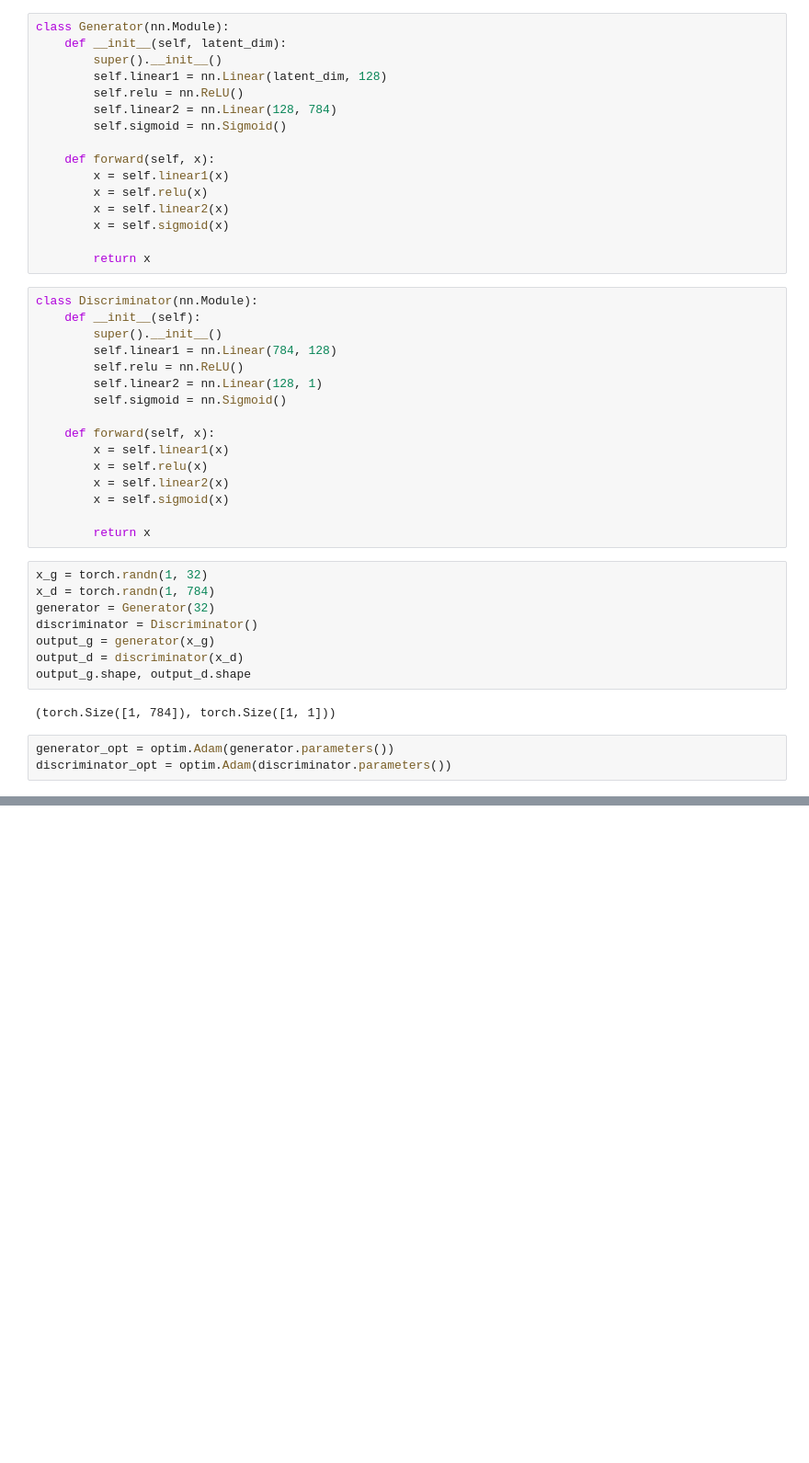
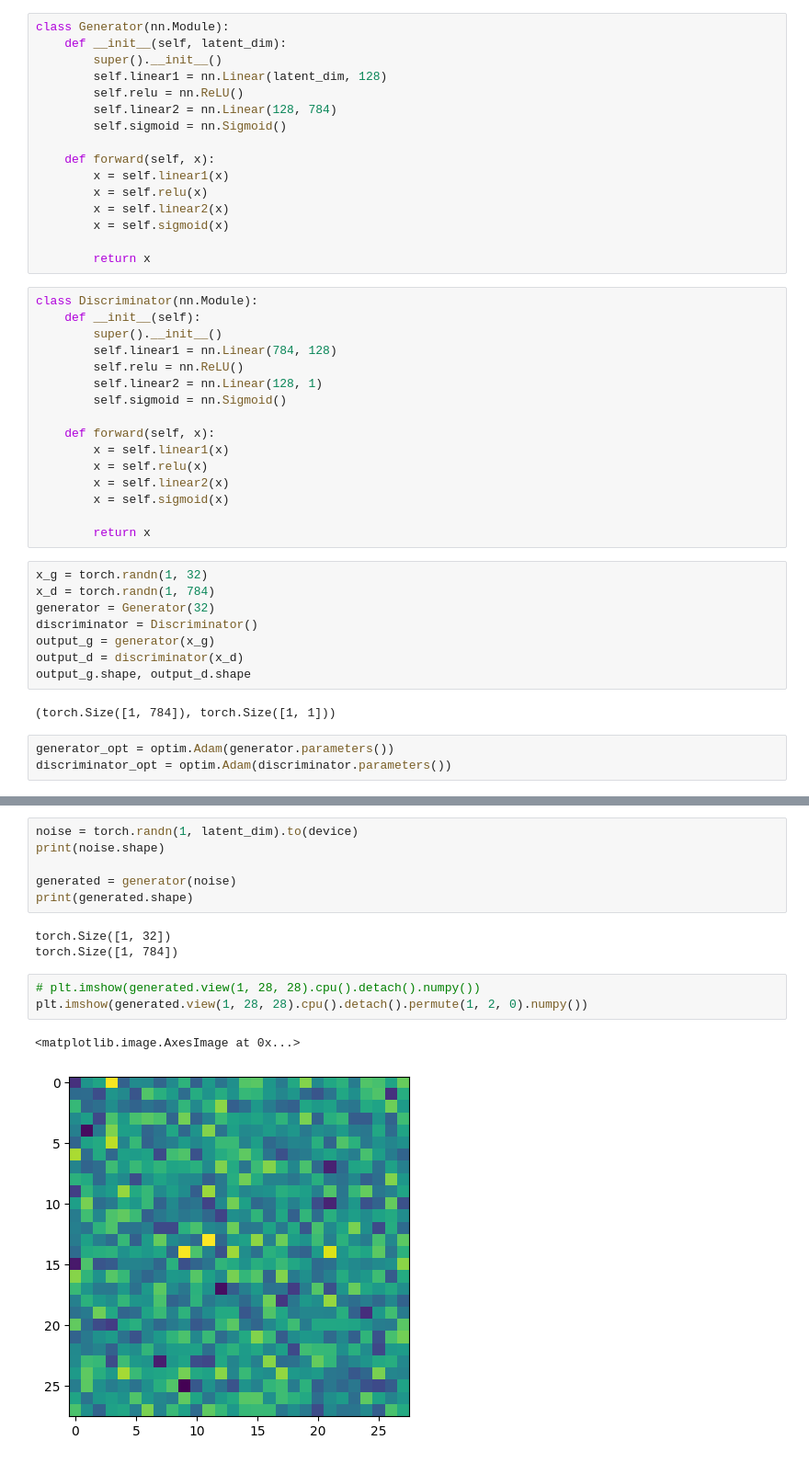
Before and after one commit to MonojitSarkar/GANS_Scratch, a Jupyter notebook: gan-original.ipynb, the cells around one changed output, grey strips where cells are left out. Shown at 92% size. Saved outputs shown, nothing was run; the diff lists cells and outputs as text; blank space fills up the shorter version.

```diff
--- a/gan-original.ipynb
+++ b/gan-original.ipynb
@@ -80,0 +167,15 @@ for epoch in range(epochs):
+# %%
+noise = torch.randn(1, latent_dim).to(device)
+print(noise.shape)
+
+generated = generator(noise)
+print(generated.shape)
+# %% [output]
+torch.Size([1, 32])
+torch.Size([1, 784])
+# %%
+# plt.imshow(generated.view(1, 28, 28).cpu().detach().numpy())
+plt.imshow(generated.view(1, 28, 28).cpu().detach().permute(1, 2, 0).numpy())
+# %% [output]
+<matplotlib.image.AxesImage at 0x...>
+[figure, added]
```
Also changed, not shown: parts of 6 cells of this notebook.
